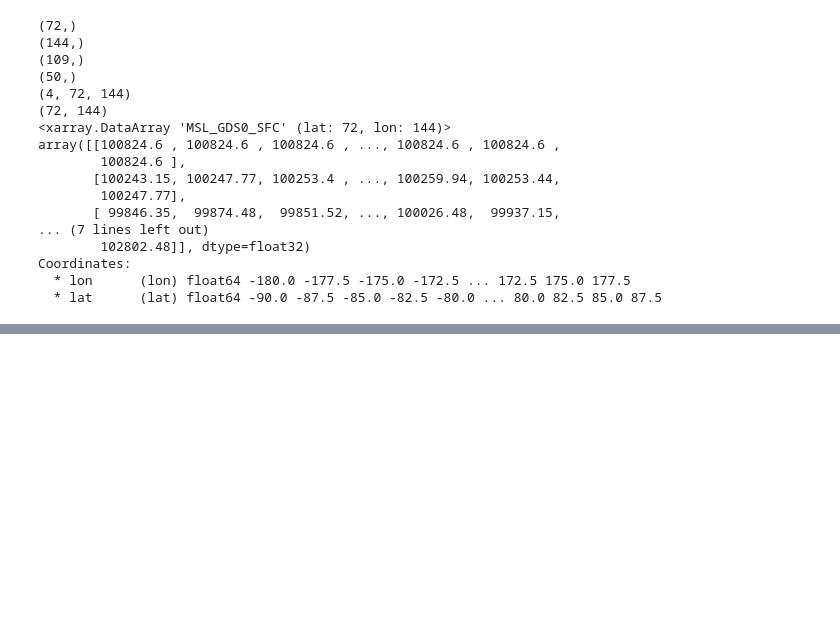
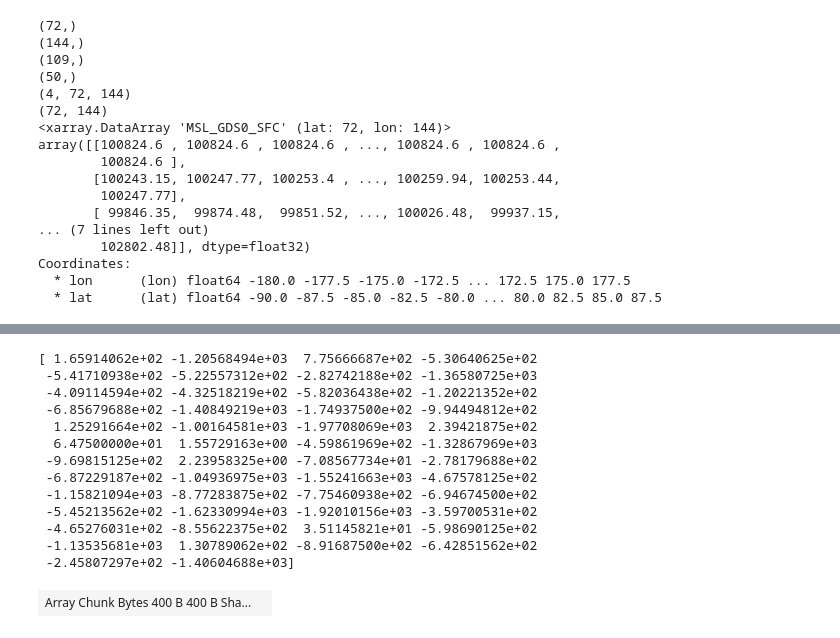
Before and after one commit to benhutchmet/skill-maps, a Jupyter notebook: seasonal/seasonal_nao_skill.ipynb, the cells around one changed output, grey strips where cells are left out. Cells and saved outputs as stored; diff of their text form; code cells hidden in the pictures; blank space fills up the shorter version.

Commit message:
beggining to understand dask

```diff
--- a/seasonal/seasonal_nao_skill.ipynb
+++ b/seasonal/seasonal_nao_skill.ipynb
@@ -385,19 +372,0 @@ KeyboardInterrupt:
-# %%
-# Create an empty list to store the results
-results = []
-
-# Loop through the years and members
-for year in years:
-    print("Processing year: ", year)
-    for member in members:
-        print("Processing member: ", member)
-
-        # Use dask.delayed to delay the function and append the result to the list
-        result = dask.delayed(process_year_member)(year, member)
-        results.append(result)
-
-# Start the Dask computation
-asf_psl_field = dask.compute(*results)
-
-# Print the array
-print(asf_psl_field.shape)
@@ -403,0 +455,20 @@ print(asf_psl_field.shape)
+# %%
+# Print the dask array
+print(test_dask_array.compute())
+
+test_dask_array
+# %% [output]
+[ 1.65914062e+02 -1.20568494e+03  7.75666687e+02 -5.30640625e+02
+ -5.41710938e+02 -5.22557312e+02 -2.82742188e+02 -1.36580725e+03
+ -4.09114594e+02 -4.32518219e+02 -5.82036438e+02 -1.20221352e+02
+ -6.85679688e+02 -1.40849219e+03 -1.74937500e+02 -9.94494812e+02
+  1.25291664e+02 -1.00164581e+03 -1.97708069e+03  2.39421875e+02
+  6.47500000e+01  1.55729163e+00 -4.59861969e+02 -1.32867969e+03
+ -9.69815125e+02  2.23958325e+00 -7.08567734e+01 -2.78179688e+02
+ -6.87229187e+02 -1.04936975e+03 -1.55241663e+03 -4.67578125e+02
+ -1.15821094e+03 -8.77283875e+02 -7.75460938e+02 -6.94674500e+02
+ -5.45213562e+02 -1.62330994e+03 -1.92010156e+03 -3.59700531e+02
+ -4.65276031e+02 -8.55622375e+02  3.51145821e+01 -5.98690125e+02
+ -1.13535681e+03  1.30789062e+02 -8.91687500e+02 -6.42851562e+02
+ -2.45807297e+02 -1.40604688e+03]
+| Array Chunk Bytes 400 B 400 B Sha... |  |
```
Also changed, not shown: parts of 5 cells of this notebook.
